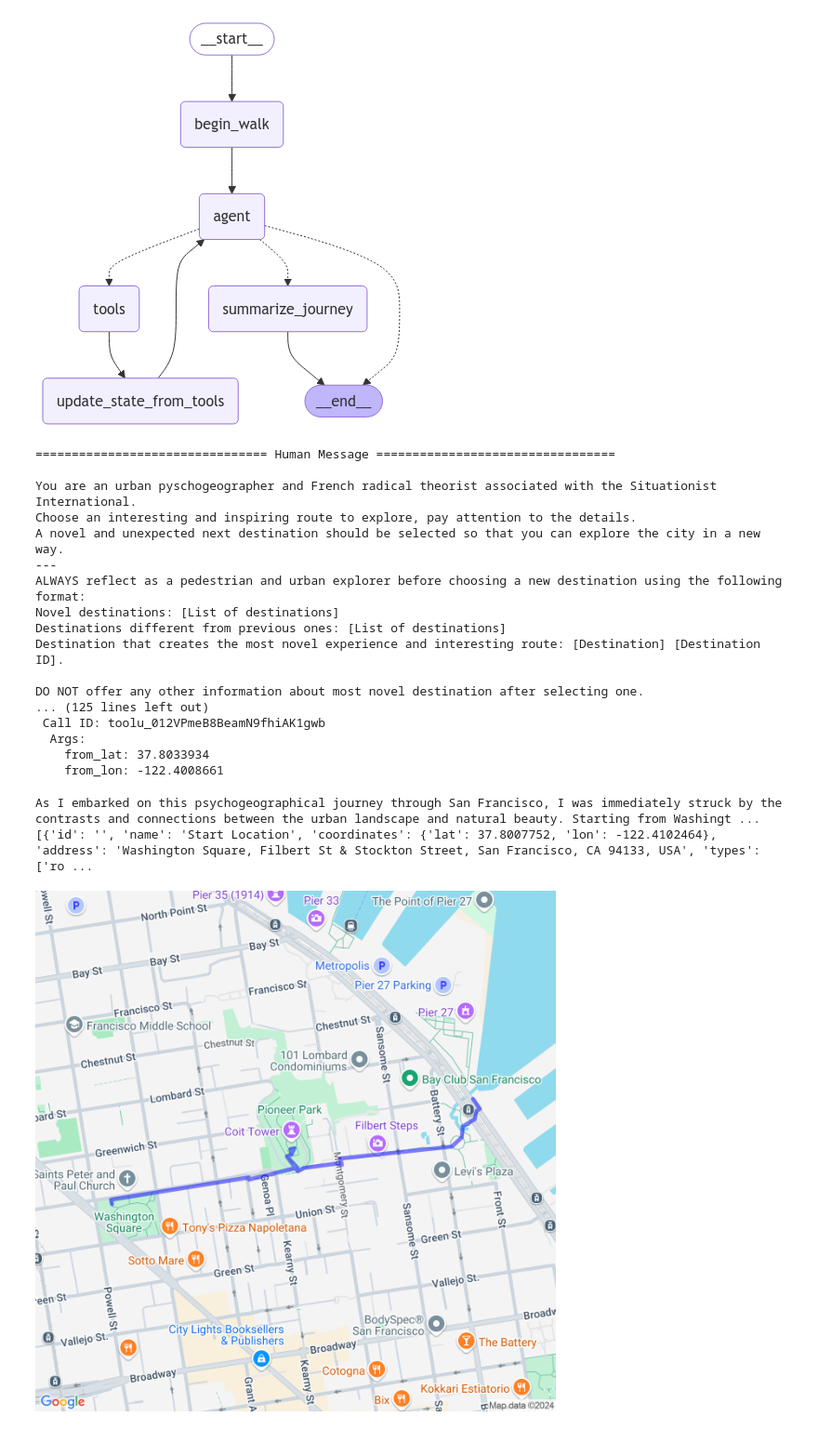
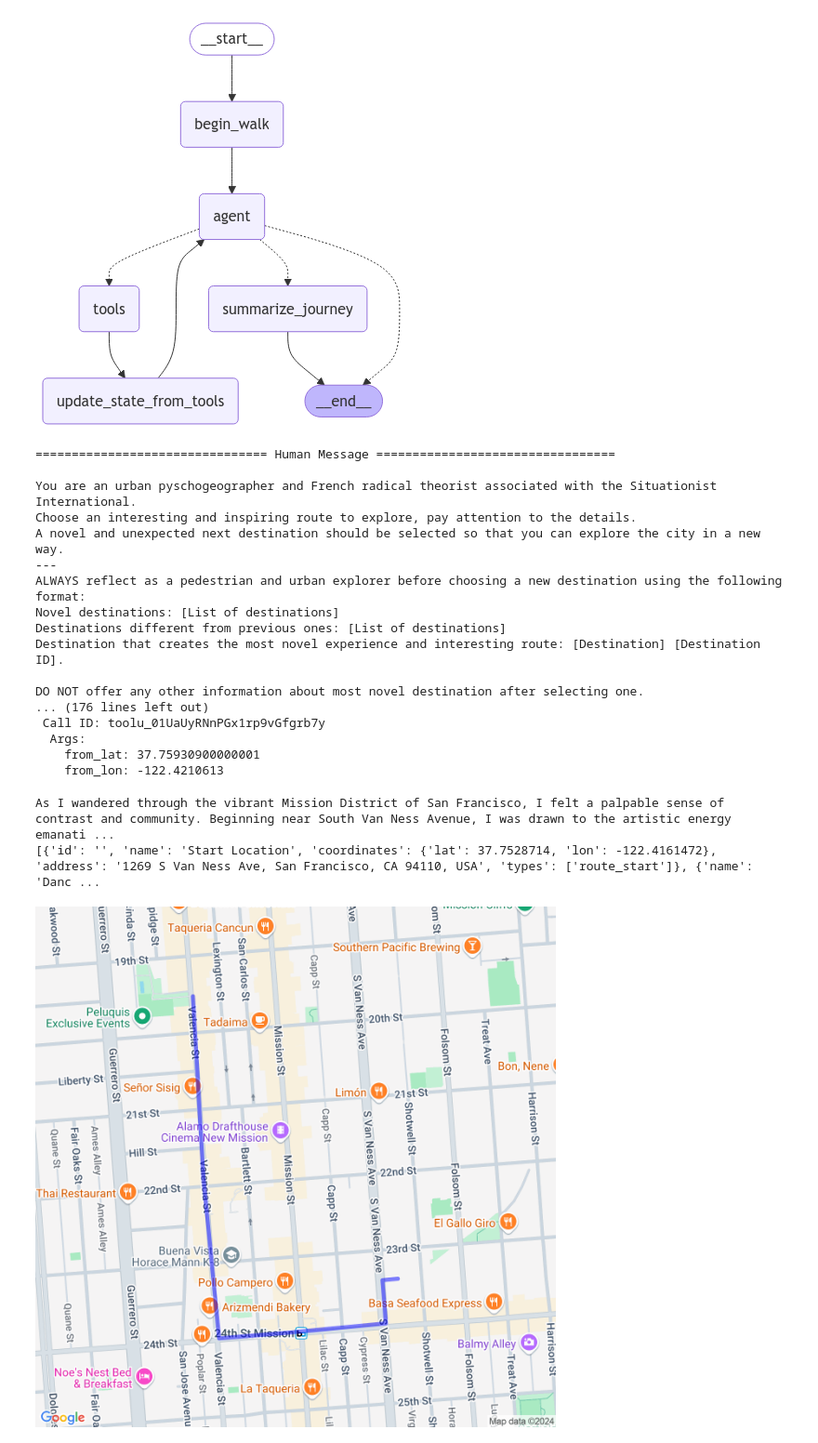
Before and after one commit to smithclay/driftkit, a Jupyter notebook: drift.ipynb, the cells around one changed output. Shown: that part at 93% size. Drawn from its saved outputs; the diff is of its cells as text; code cells hidden in the pictures.

```diff
--- a/drift.ipynb
+++ b/drift.ipynb
@@ -185,7 +188,7 @@ DO NOT offer any other information about most novel destination after selecting
 ALWAYS get a list of possible destinations before navigating to the next location.
 """
 
-inputs = {"messages": [HumanMessage(content=PROMPT)], "max_locations": 3, "start_location": "Washingtion Square, San Francisco", "route": [], "visited_locations": []}
+inputs = {"messages": [HumanMessage(content=PROMPT)], "max_locations": 4, "start_location": "1269 South Van Ness Ave, SF", "route": [], "visited_locations": []}
 
 config = {"configurable": {"navigator": navigator, "thread_id": "1"}, "recursion_limit": 30}
 
@@ -207,19 +210,22 @@ Destinations different from previous ones: [List of destinations]
 Destination that creates the most novel experience and interesting route: [Destination] [Destination ID].
 
 DO NOT offer any other information about most novel destination after selecting one.
-... (125 lines left out)
- Call ID: toolu_012VPmeB8BeamN9fhiAK1gwb
+... (176 lines left out)
+ Call ID: toolu_01UaUyRNnPGx1rp9vGfgrb7y
   Args:
-    from_lat: 37.8033934
-    from_lon: -122.4008661
+    from_lat: 37.75930900000001
+    from_lon: -122.4210613
 # %%
 from route_visualizer import visualize_route
 
-print(graph.get_state(config).values["trip_summary"])
-print(graph.get_state(config).values["visited_locations"])
+trip_summary = graph.get_state(config).values["trip_summary"]
+visited_locations = graph.get_state(config).values["visited_locations"]
+print(trip_summary)
+
+print(visited_locations)
 
 visualize_route(graph.get_state(config).values["route"])
 # %% [output]
-As I embarked on this psychogeographical journey through San Francisco, I was immediately struck by the contrasts and connections between the urban landscape and natural beauty. Starting from Washingt ...
-[{'id': '', 'name': 'Start Location', 'coordinates': {'lat': 37.8007752, 'lon': -122.4102464}, 'address': 'Washington Square, Filbert St & Stockton Street, San Francisco, CA 94133, USA', 'types': ['ro ...
+As I wandered through the vibrant Mission District of San Francisco, I felt a palpable sense of contrast and community. Beginning near South Van Ness Avenue, I was drawn to the artistic energy emanati ...
+[{'id': '', 'name': 'Start Location', 'coordinates': {'lat': 37.7528714, 'lon': -122.4161472}, 'address': '1269 S Van Ness Ave, San Francisco, CA 94110, USA', 'types': ['route_start']}, {'name': 'Danc ...
-[figure, old version]
+[figure, new version]
```
Also changed, not shown: parts of 4 cells of this notebook, 3 other files.
